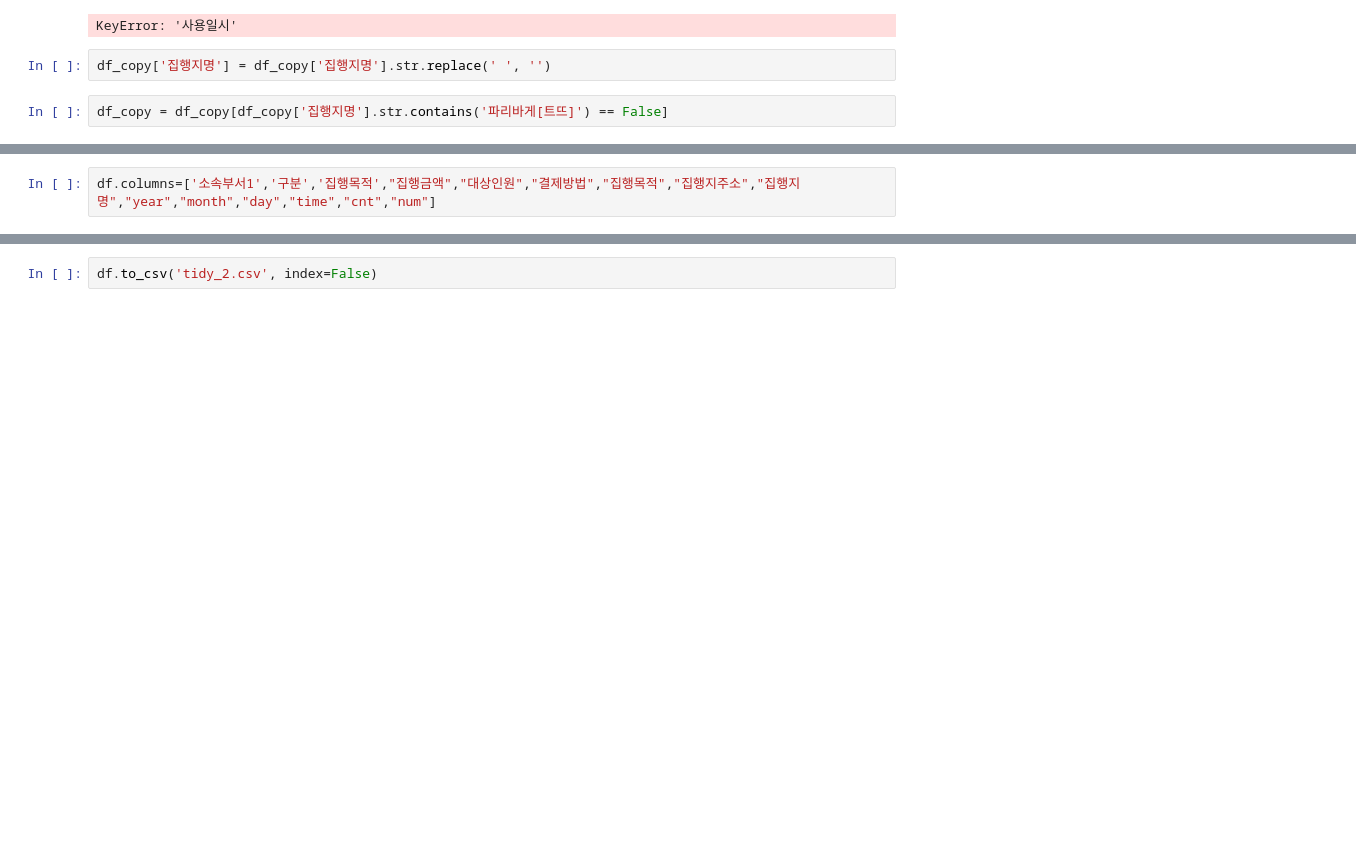
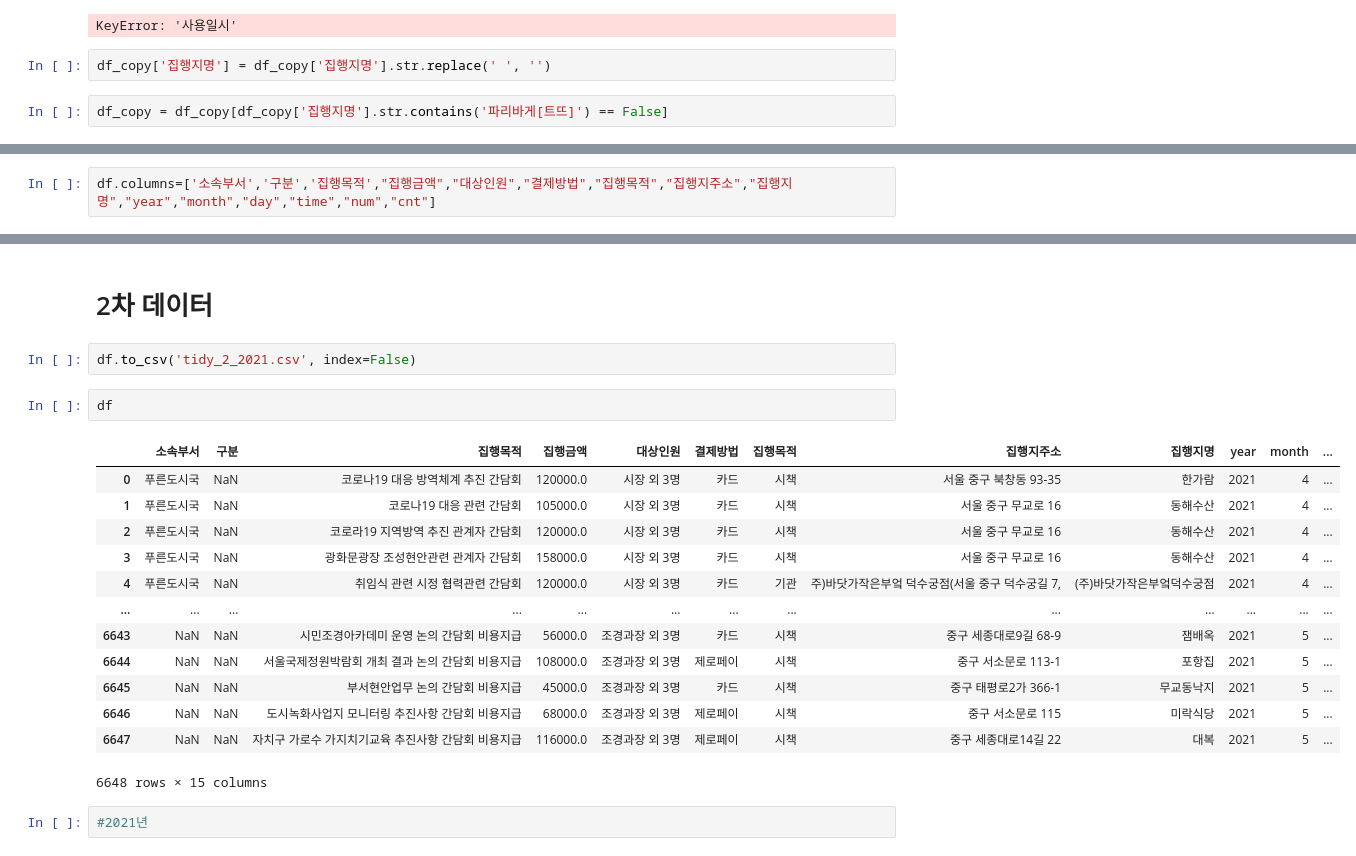
Before and after one commit to jun-young000/project, a Jupyter notebook: 크롤링_08231.ipynb, the cells around one changed output, grey strips where cells are left out. Cells and saved outputs as stored; diff of their text form; blank space fills up the shorter version.

```diff
--- a/크롤링_08231.ipynb
+++ b/크롤링_08231.ipynb
@@ -882,5 +952,5 @@ df
 # %%
-df.columns=['소속부서1','구분','집행목적',"집행금액","대상인원","결제방법","집행목적","집행지주소","집행지명","year","month","day","time","cnt","num"]
+df.columns=['소속부서','구분','집행목적',"집행금액","대상인원","결제방법","집행목적","집행지주소","집행지명","year","month","day","time","num","cnt"]
 # %%
 df.info()
 # %% [output]
@@ -904,2 +974,22 @@ memory usage: 906.9+ KB
+# %% [markdown]
+# 2차 데이터
 # %%
-df.to_csv('tidy_2.csv', index=False)
+df.to_csv('tidy_2_2021.csv', index=False)
+# %%
+df
+# %% [output]
+|  | 소속부서 | 구분 | 집행목적 | 집행금액 | 대상인원 | 결제방법 | 집행목적 | 집행지주소 | 집행지명 | year | month | ... |
+| 0 | 푸른도시국 | NaN | 코로나19 대응 방역체계 추진 간담회 | 120000.0 | 시장 외 3명 | 카드 | 시책 | 서울 중구 북창동 93-35 | 한가람 | 2021 | 4 | ... |
+| 1 | 푸른도시국 | NaN | 코로나19 대응 관련 간담회 | 105000.0 | 시장 외 3명 | 카드 | 시책 | 서울 중구 무교로 16 | 동해수산 | 2021 | 4 | ... |
+| 2 | 푸른도시국 | NaN | 코로라19 지역방역 추진 관계자 간담회 | 120000.0 | 시장 외 3명 | 카드 | 시책 | 서울 중구 무교로 16 | 동해수산 | 2021 | 4 | ... |
+| 3 | 푸른도시국 | NaN | 광화문광장 조성현안관련 관계자 간담회 | 158000.0 | 시장 외 3명 | 카드 | 시책 | 서울 중구 무교로 16 | 동해수산 | 2021 | 4 | ... |
+| 4 | 푸른도시국 | NaN | 취임식 관련 시정 협력관련 간담회 | 120000.0 | 시장 외 3명 | 카드 | 기관 | 주)바닷가작은부엌 덕수궁점(서울 중구 덕수궁길 7, | (주)바닷가작은부엌덕수궁점 | 2021 | 4 | ... |
+| ... | ... | ... | ... | ... | ... | ... | ... | ... | ... | ... | ... | ... |
+| 6643 | NaN | NaN | 시민조경아카데미 운영 논의 간담회 비용지급 | 56000.0 | 조경과장 외 3명 | 카드 | 시책 | 중구 세종대로9길 68-9 | 잼배옥 | 2021 | 5 | ... |
+| 6644 | NaN | NaN | 서울국제정원박람회 개최 결과 논의 간담회 비용지급 | 108000.0 | 조경과장 외 3명 | 제로페이 | 시책 | 중구 서소문로 113-1 | 포항집 | 2021 | 5 | ... |
+| 6645 | NaN | NaN | 부서현안업무 논의 간담회 비용지급 | 45000.0 | 조경과장 외 3명 | 카드 | 시책 | 중구 태평로2가 366-1 | 무교동낙지 | 2021 | 5 | ... |
+| 6646 | NaN | NaN | 도시녹화사업지 모니터링 추진사항 간담회 비용지급 | 68000.0 | 조경과장 외 3명 | 제로페이 | 시책 | 중구 서소문로 115 | 미락식당 | 2021 | 5 | ... |
+| 6647 | NaN | NaN | 자치구 가로수 가지치기교육 추진사항 간담회 비용지급 | 116000.0 | 조경과장 외 3명 | 제로페이 | 시책 | 중구 세종대로14길 22 | 대복 | 2021 | 5 | ... |
+6648 rows × 15 columns
+# %%
+#2021년
```
Also changed, not shown: parts of 19 cells of this notebook, 7 other files.
